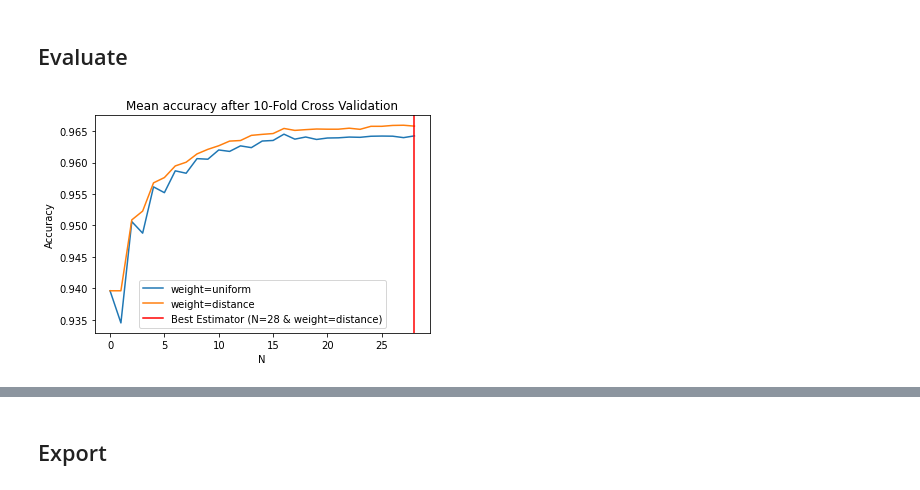
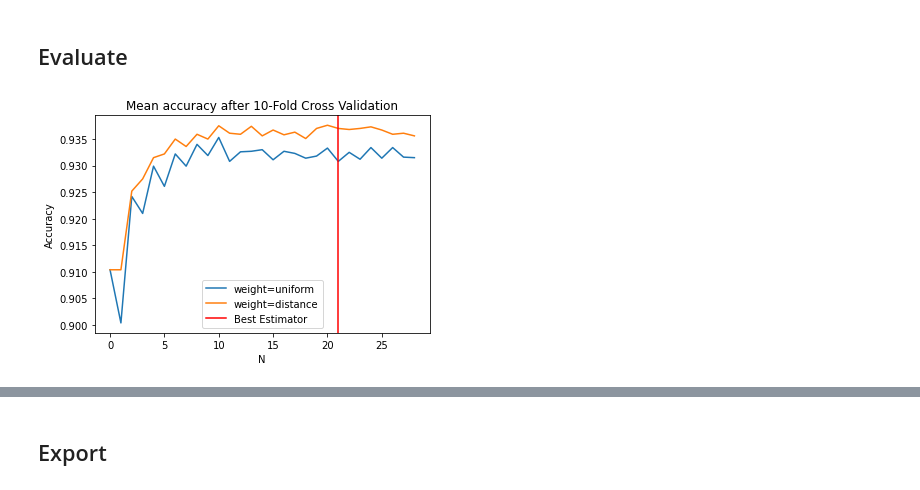
Before and after one commit to Sulasdeli/SecRiskAI, a Jupyter notebook: ml_decision_server/notebooks/train_evaluate_export_models.ipynb, the cells around one changed output, grey strips where cells are left out. Drawn from its saved outputs; the diff is of its cells as text; code cells hidden in the pictures.

```diff
--- a/ml_decision_server/notebooks/train_evaluate_export_models.ipynb
+++ b/ml_decision_server/notebooks/train_evaluate_export_models.ipynb
@@ -19,25 +22,29 @@ SCALER_OUTPUT_PATH = "../src/scaler/"
 # %%
 columns = ['Invested Amount', 'Successful Attacks', 'Failed Attacks', 'Business Value', 'Number of Employees', 'Employee Training', 'Known Vulnerabilities', 'External Advisor', 'Risk']
 features = columns[:-1]
-LEVELS = ["LOW", "MEDIUM", "HIGH"]
-prediction_result_mapping = {0: "LOW", 1: "MEDIUM", 2: "HIGH"}
+LEVELS = ['LOW', 'MEDIUM', 'HIGH']
+ADVISOR = ['YES', 'NO']
+prediction_result_mapping = {0: 'LOW', 1: 'MEDIUM', 2: 'HIGH'}
 # %%
-def generate_data(nr_entries = 1000, min_empl = 30, max_empl = 90000, min_nr_attacks = 0, nr_attacks = 50,
+def generate_data(nr_entries = 1000, min_empl = 30, max_empl = 10000, min_nr_attacks = 0, nr_attacks = 50,
                   avg_business_value = 5000000, std_business_value = 50000, max_invested_perc = 0.3, max_nr_vulnerabilities = 10):
     df = pd.DataFrame(columns=columns)
     for i in tqdm(range(0, nr_entries)):
         nr_employees = random.randint(min_empl, max_empl)
         employees_training = random.choice(LEVELS)
+
         failed_attack = random.randrange(nr_attacks)
         succ_attack = random.randrange(nr_attacks)
+
         business_value = int(numpy.random.normal(loc=avg_business_value, scale=std_business_value))
         invested_perc = random.uniform(0, max_invested_perc)
         invested_amount = int(invested_perc * business_value)
+
         known_vulnerabilities = random.randrange(max_nr_vulnerabilities)
-        external_adv = "NO" if (i % 2) == 0 else "YES"
+        external_adv = random.choice(ADVISOR)
 
         # Risk is computed based on the other parameters and is then categorized using 'get_categorized_risk'
-        computed_risk = invested_perc - (succ_attack / nr_attacks) + (nr_employees / max_empl) * LEVELS.index(employees_training) - (known_vulnerabilities / max_nr_vulnerabilities) + (i % 2)
+        computed_risk = invested_perc - (succ_attack / nr_attacks) + (nr_employees / max_empl) * LEVELS.index(employees_training) - (known_vulnerabilities / max_nr_vulnerabilities) + ADVISOR.index(external_adv)
 
         df.loc[i] = [invested_amount, succ_attack, failed_attack, business_value, nr_employees, employees_training, known_vulnerabilities, external_adv, get_categorized_risk(computed_risk)]
     return df
@@ -50,7 +57,7 @@ def get_categorized_risk(weighted_risk, low_medium_boundary = 1.0, medium_high_b
   else:
       return "HIGH"
 # %%
-data = generate_data(nr_entries = 100000)
+data = generate_data(nr_entries = 10000)
 # %%
 data.head()
 # %% [output]
@@ -478,7 +346,7 @@ knn = KNeighborsClassifier()
 # Define the parameter ranges that should be tested on the model
 knn_params = {
     'n_neighbors': range(1, 30),
-    'weights': weights_options
+    'weights': ['uniform', 'distance']
 }
 
 # Instanciate the Grid for parameter tuning
@@ -518,18 +386,18 @@ Training time KNN Classifier: 0.0075609683990478516s
 # %%
 test_scores_weight_uniform = [ x for ind, x in enumerate(knn.cv_results_['mean_test_score']) if ind % 2 == 0]
 test_scores_weight_distance = [ x for ind, x in enumerate(knn.cv_results_['mean_test_score']) if ind % 2 == 1]
 
 
 plt.title("Mean accuracy after 10-Fold Cross Validation")
 plt.plot(test_scores_weight_uniform, label='weight=uniform')
 plt.plot(test_scores_weight_distance, label='weight=distance')
-plt.axvline(x=28, label='Best Estimator (N=28 & weight=distance)', color='r')
+plt.axvline(x=knn.best_params_['n_neighbors'], label='Best Estimator', color='r')
 plt.xlabel("N")
 plt.ylabel("Accuracy")
 plt.legend(loc='best')
 plt.show()
 # %% [output]
-[figure, old version]
+[figure, new version]
 # %%
 #accuracy = knn.score(X_test_normalized, y_test)
 #print('Accuracy: {0:.2%}'.format(accuracy))
```
Also changed, not shown: parts of 48 cells of this notebook.
